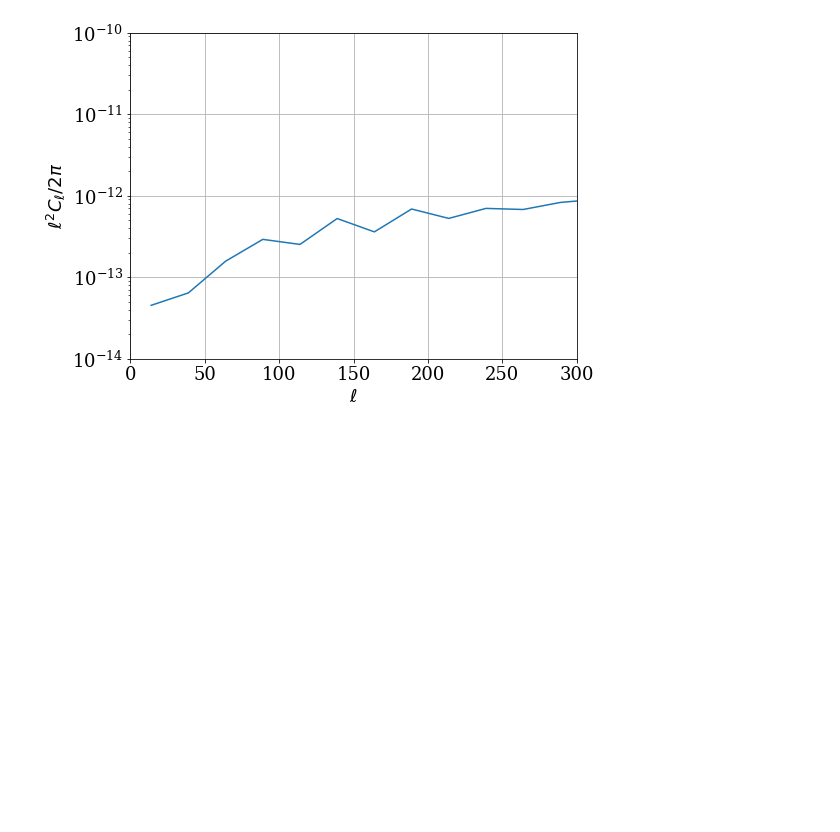
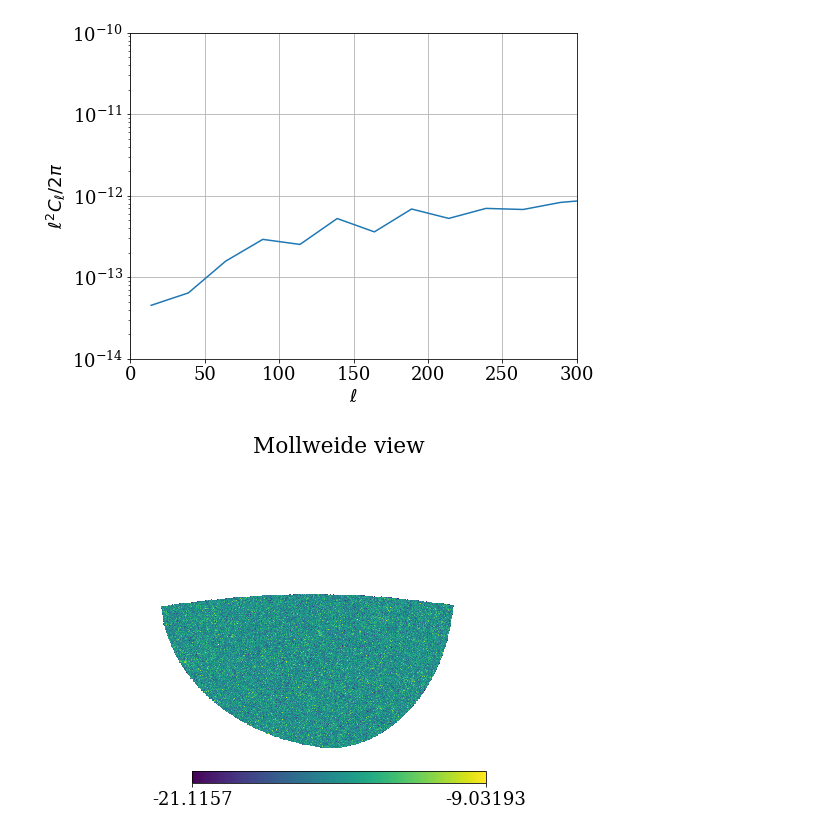
Before and after one commit to shivampcosmo/ACTxDESY3, a Jupyter notebook: src/process_cats/y_noise_estimate.ipynb, the cells around one changed output. Drawn from its saved outputs; the diff is of its cells as text; code cells hidden in the pictures; blank space fills up the shorter version.

```diff
--- a/src/process_cats/y_noise_estimate.ipynb
+++ b/src/process_cats/y_noise_estimate.ipynb
@@ -331,3 +311,9 @@ Text(0.5, 0, '$\\ell$')
 [figure]
 # %%
 np.savetxt('/global/cfs/cdirs/des/shivamp/nl_cosmosis/cosmosis/ACTxDESY3/src/data/ACT/act_yy_total_full.txt',np.array([clf[:,0], 85*clf[:,1]]).T)
+# %%
+ymb = hp.read_map('/global/cfs/cdirs/des/shivamp/ACTxDESY3_data/buzzard_data/ymap_buzzard_COMBINED_NM50_Nz16_nside4096_v01.fits')
+# %%
+hp.mollview(np.log(np.abs(ymb)))
+# %% [output]
+[figure, added]
```
Also changed, not shown: parts of 4 cells of this notebook, 11 other files.
